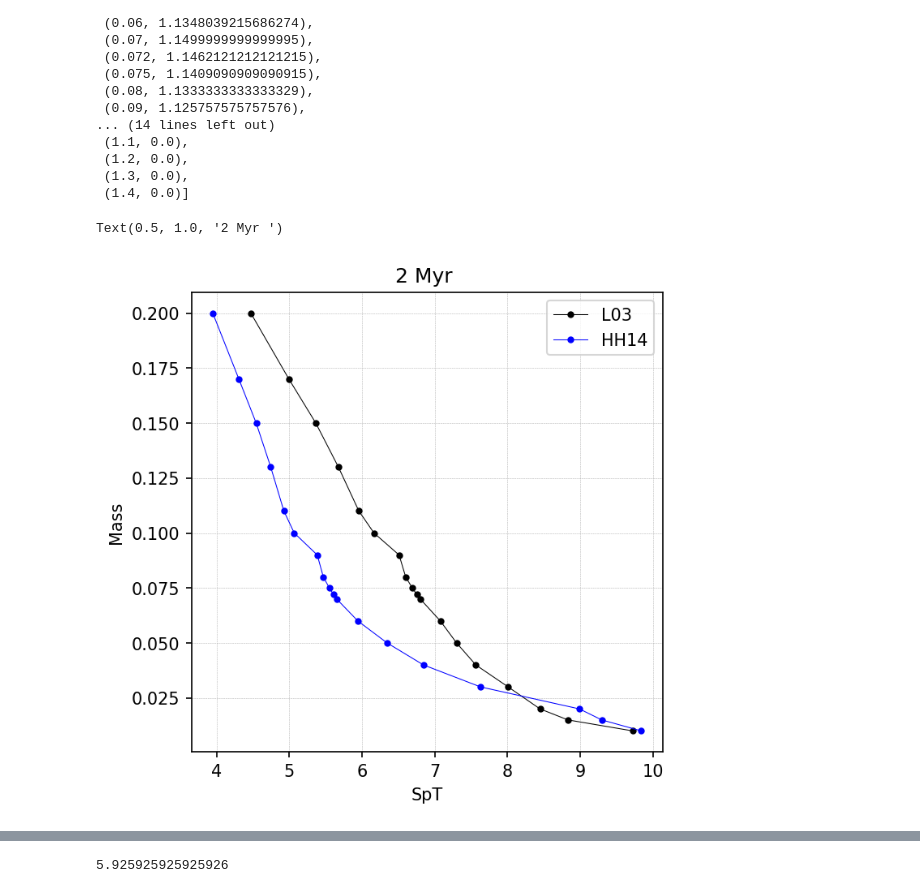
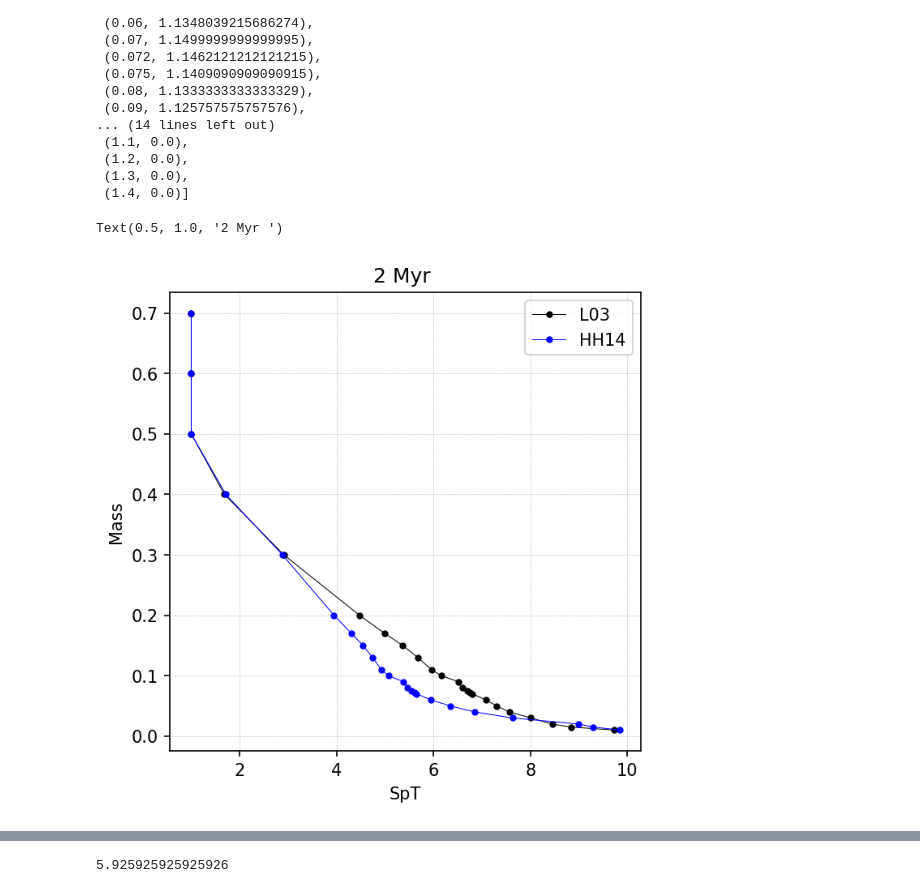
Before and after one commit to tomr-stargazer/Variability_Project_2020, a Jupyter notebook: wuvars/analysis/prototypes/Prototyping a mass-SpT figure.ipynb, the cells around one changed output, grey strips where cells are left out. Saved outputs shown, nothing was run; the diff lists cells and outputs as text; code cells hidden in the pictures.

```diff
--- a/wuvars/analysis/prototypes/Prototyping a mass-SpT figure.ipynb
+++ b/wuvars/analysis/prototypes/Prototyping a mass-SpT figure.ipynb
@@ -60,21 +60,21 @@ list(zip(mass, SpT_L03 - SpT_HH14))
 # %%
 fig, ax = plt.subplots(figsize=(5,5), dpi=150)
 plt.grid(True, linestyle='--', lw=0.25)
-small = mass<=0.2
+small = mass<=0.7
 # placeholders!
 # spts = np.arange(10)
 # masses = 10-np.arange(10)
 ax.plot(SpT_L03[small], mass[small], 'k.-', lw=0.5, label="L03")
 ax.plot(SpT_HH14[small], mass[small], 'b.-', lw=0.5, label='HH14')
 # ax.semilogy()
 
 ax.legend()
 ax.set_xlabel("SpT")
 ax.set_ylabel("Mass")
 ax.set_title("2 Myr ")
 # %% [output]
 Text(0.5, 1.0, '2 Myr ')
-[figure, old version]
+[figure, new version]
 # %%
 fig, ax = plt.subplots(figsize=(5,5), dpi=150)
 plt.grid(True, linestyle='--', lw=0.25)
```
Also changed, not shown: parts of 7 cells of this notebook, 2 other files.
